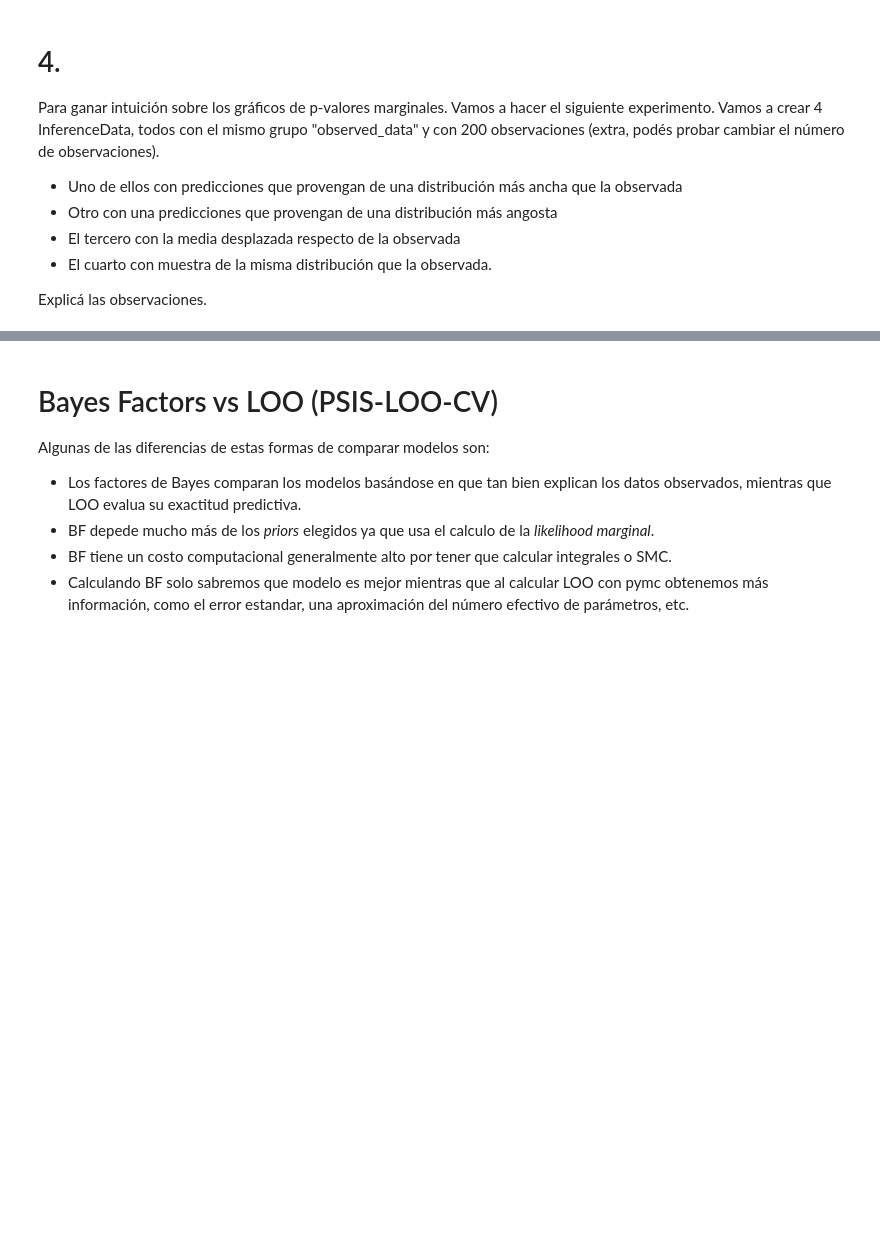
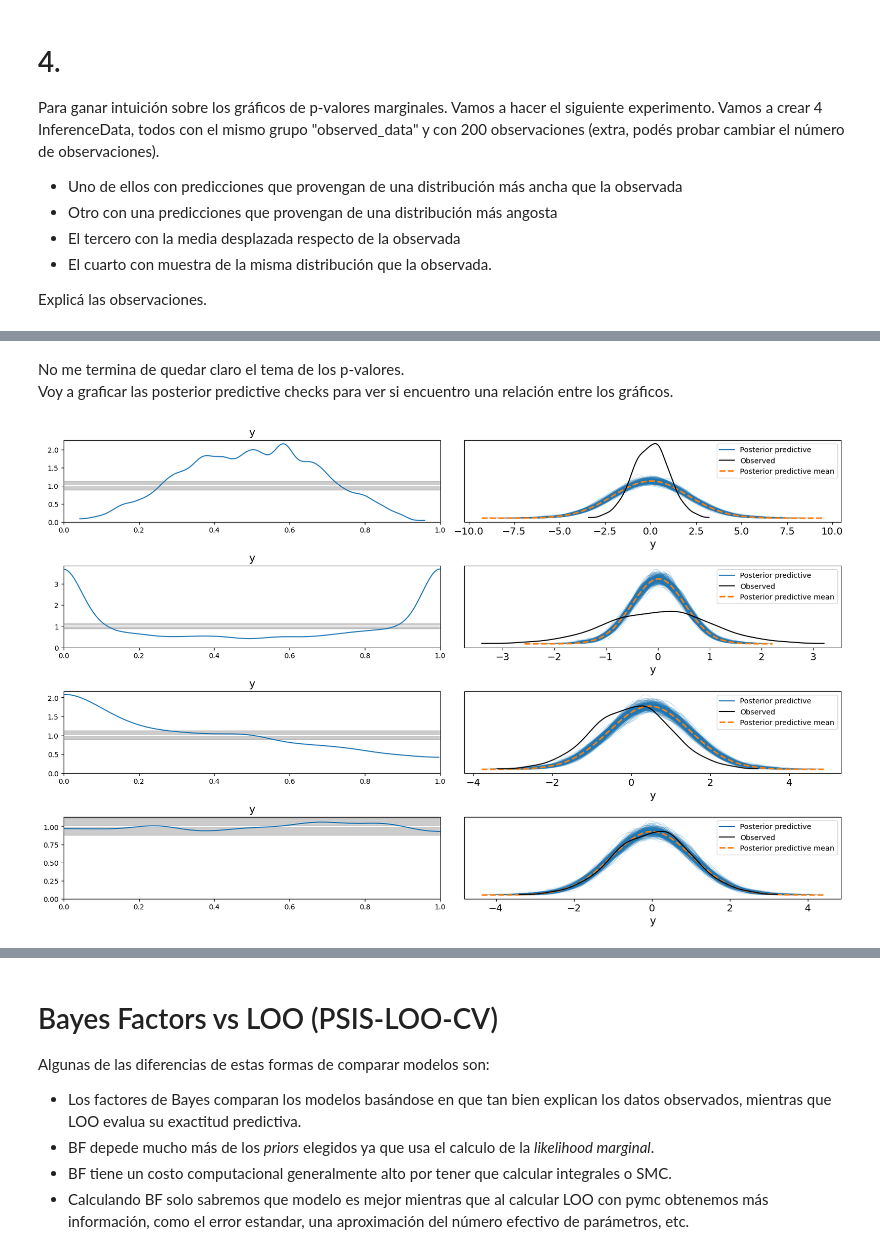
Before and after one commit to nazarenomm/Estadistica-e-Inferencia-2, a Jupyter notebook: ejercicios/ejercicios_04_01_nazareno_magallanes.ipynb, the cells around one changed output, grey strips where cells are left out. Saved outputs shown, nothing was run; the diff lists cells and outputs as text; code cells hidden in the pictures; blank space fills up the shorter version.

```diff
--- a/ejercicios/ejercicios_04_01_nazareno_magallanes.ipynb
+++ b/ejercicios/ejercicios_04_01_nazareno_magallanes.ipynb
@@ -307,0 +368,15 @@ Explicá las observaciones.
+# %% [markdown]
+No me termina de quedar claro el tema de los p-valores.
+Voy a graficar las posterior predictive checks para ver si encuentro una relación entre los gráficos.
+# %%
+fig, ax = plt.subplots(4,2, constrained_layout=True, figsize= (16,10))
+az.plot_bpv(idata_ancho, ax=ax[0, 0])
+az.plot_ppc(idata_ancho, ax=ax[0, 1])
+az.plot_bpv(idata_angosto, ax=ax[1, 0])
+az.plot_ppc(idata_angosto, ax=ax[1, 1])
+az.plot_bpv(idata_desplazado, ax=ax[2, 0])
+az.plot_ppc(idata_desplazado, ax=ax[2, 1])
+az.plot_bpv(idata_obs, ax=ax[3, 0])
+az.plot_ppc(idata_obs, ax=ax[3, 1]);
+# %% [output]
+[figure, added]
```
Also changed, not shown: parts of 21 cells of this notebook.
